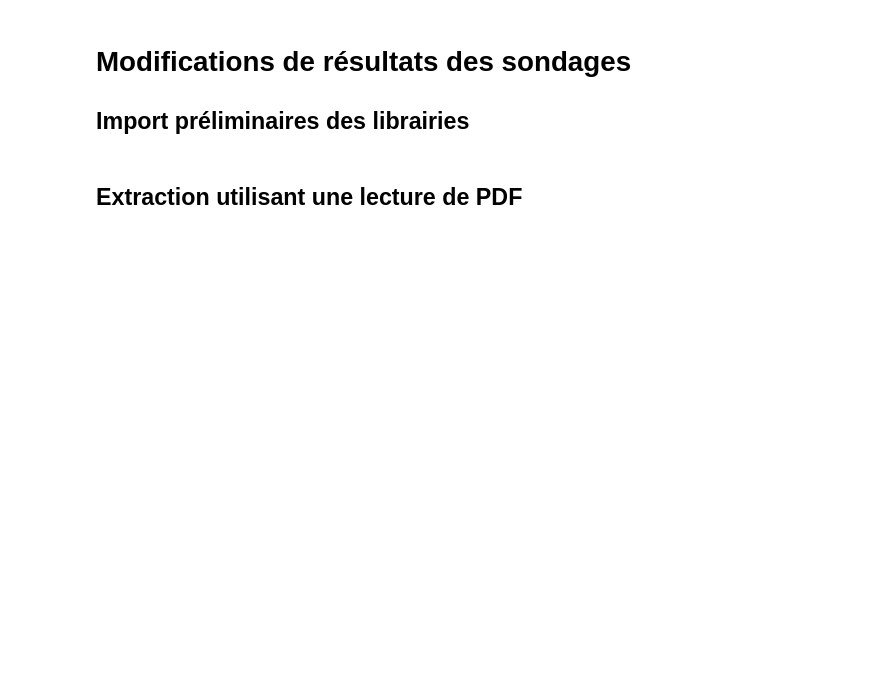
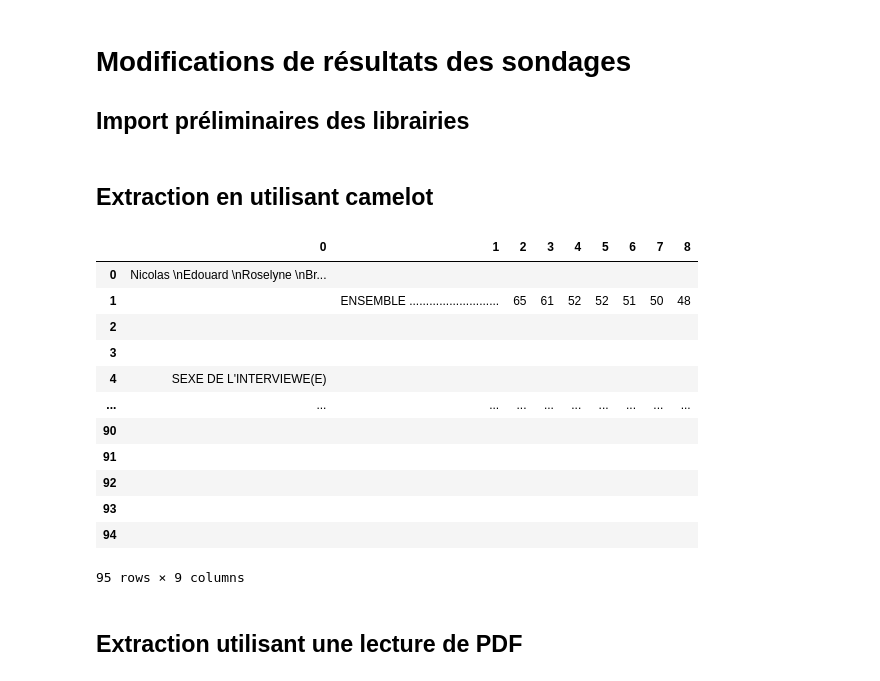
Before and after one commit to NyxAether/mesure_instituts_sondage, a Jupyter notebook: ifop/ifop_extract_perso.ipynb, the cells around one changed output. Cells and saved outputs as stored; diff of their text form; code cells hidden in the pictures; blank space fills up the shorter version.

```diff
--- a/ifop/ifop_extract_perso.ipynb
+++ b/ifop/ifop_extract_perso.ipynb
@@ -15,3 +16,24 @@ from pdfminer.high_level import extract_text
+# %% [markdown]
+## Extraction en utilisant camelot
+# %%
+fp="rapport_personnalite/2021-02-11.pdf"
+tables = km.read_pdf(fp,kind="textedge", process_background=True,pages='{}-{}'.format(12,13))
+# %%
+tables[0].df
+# %% [output]
+|  | 0 | 1 | 2 | 3 | 4 | 5 | 6 | 7 | 8 |
+| 0 | Nicolas \nEdouard \nRoselyne \nBr... |  |  |  |  |  |  |  |  |
+| 1 |  | ENSEMBLE ........................... | 65 | 61 | 52 | 52 | 51 | 50 | 48 |
+| 2 |  |  |  |  |  |  |  |  |  |
+| 3 |  |  |  |  |  |  |  |  |  |
+| 4 | SEXE DE L'INTERVIEWE(E) |  |  |  |  |  |  |  |  |
+| ... | ... | ... | ... | ... | ... | ... | ... | ... | ... |
+| 90 |  |  |  |  |  |  |  |  |  |
+| 91 |  |  |  |  |  |  |  |  |  |
+| 92 |  |  |  |  |  |  |  |  |  |
+| 93 |  |  |  |  |  |  |  |  |  |
+| 94 |  |  |  |  |  |  |  |  |  |
+95 rows × 9 columns
 # %% [markdown]
 ## Extraction utilisant une lecture de PDF
 # %%
```
Also changed, not shown: parts of 10 cells of this notebook, 14 other files.
